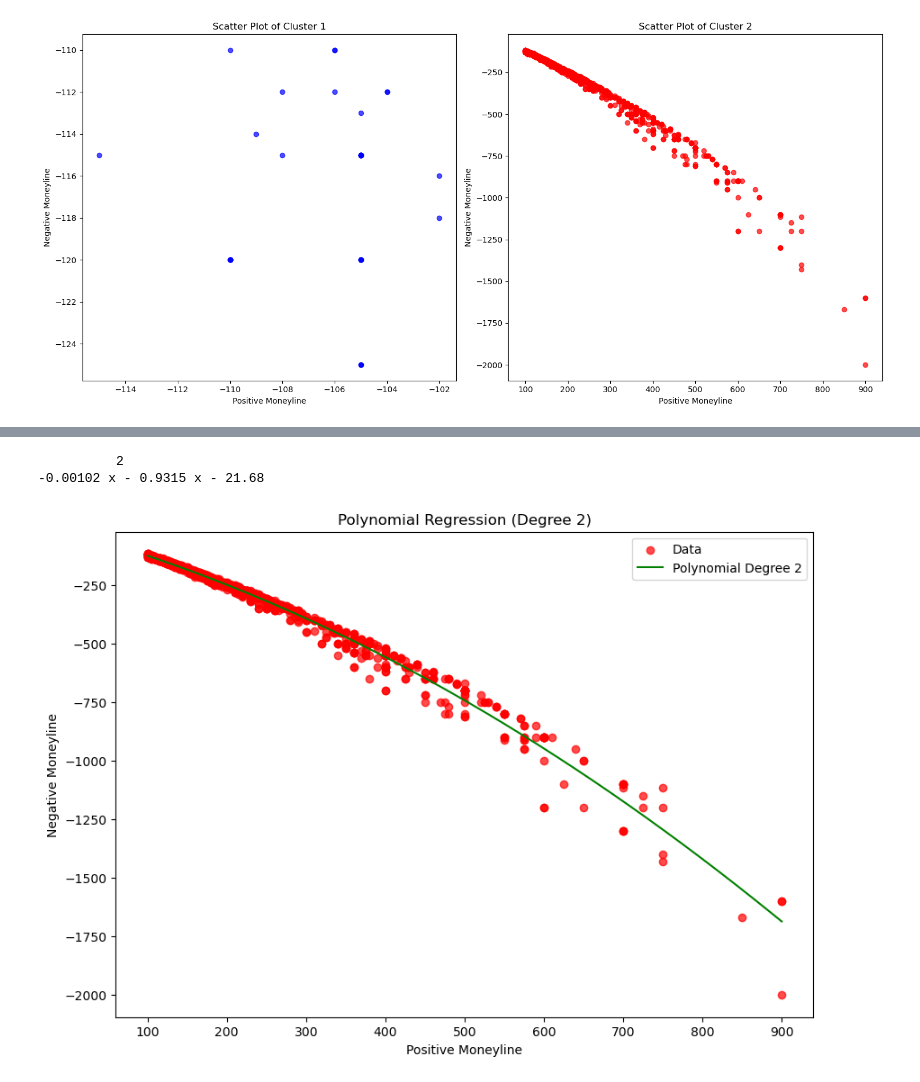
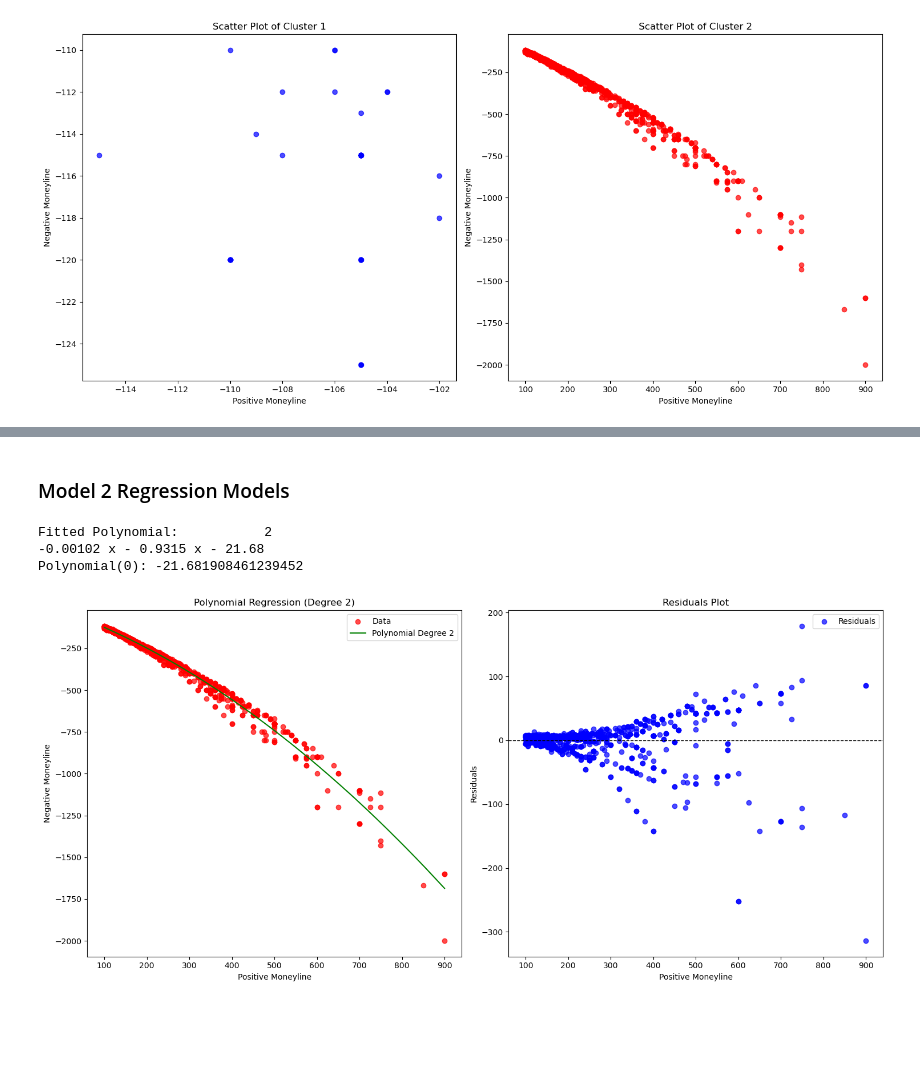
Before and after one commit to jakebirnbach/MoneyLineGANs, a Jupyter notebook: ML Models/stat_model.ipynb, the cells around one changed output, grey strips where cells are left out. Saved outputs shown, nothing was run; the diff lists cells and outputs as text; code cells hidden in the pictures; blank space fills up the shorter version.

Commit message:
added gamma MLE stuff and started working on regression stuff

```diff
--- a/ML Models/stat_model.ipynb
+++ b/ML Models/stat_model.ipynb
@@ -150,8 +235,7 @@ m1.plot_clusters()
 # %% [output]
 [figure]
 # %%
-data = rng.multivariate_normal(m1.c1_params['mu'], m1.c1_params['sigma'], size=1000)
-
+data = m1.generate_c1()
 plt.figure(figsize=(10, 7))
 plt.scatter(data[:, 0], data[:, 1], color='blue', alpha=0.7)
 plt.title("Cluster 1 Generated")
@@ -163,38 +333,62 @@ plt.show()
+# %% [markdown]
+### Model 2 Regression Models
 # %%
-def plot_polynomial_regression(data, degree):
+import numpy as np
+import matplotlib.pyplot as plt
+
+def plot_polynomial_regression_with_residuals(data, degree):
     """
-    Fits and plots a polynomial regression for the given data.
+    Fits a polynomial regression for the given data and plots both the fitted curve and the residuals.
 
     Parameters:
         data (np.ndarray): A 2D array where the first column is X and the second is y.
         degree (int): Degree of the polynomial to fit.
     """
     # Separate the independent (X) and dependent (y) variables
     X = data[:, 0]
     y = data[:, 1]
 
     # Fit a polynomial of the given degree
     coefficients = np.polyfit(X, y, degree)
     polynomial = np.poly1d(coefficients)
-    print(polynomial)
+    print("Fitted Polynomial:", polynomial)
+    print("Polynomial(0):", polynomial(0))
 
     # Generate values for plotting the polynomial curve
     X_line = np.linspace(X.min(), X.max(), 500)
     y_line = polynomial(X_line)
 
-    # Plot the original data and the fitted polynomial
-    plt.figure(figsize=(10, 7))
-    plt.scatter(X, y, color='red', alpha=0.7, label='Data')
-    plt.plot(X_line, y_line, color='green', label=f'Polynomial Degree {degree}')
-    plt.title(f"Polynomial Regression (Degree {degree})")
-    plt.xlabel("Positive Moneyline")
-    plt.ylabel("Negative Moneyline")
-    plt.legend()
+    # Compute predictions for the original X values and calculate residuals
+    y_pred = polynomial(X)
+    residuals = y - y_pred
+
+    # Create a figure with 2 subplots side by side
+    fig, (ax1, ax2) = plt.subplots(1, 2, figsize=(15, 7))
+
+    # Left plot: Original data with the fitted polynomial curve
+    ax1.scatter(X, y, color='red', alpha=0.7, label='Data')
+    ax1.plot(X_line, y_line, color='green', label=f'Polynomial Degree {degree}')
+    ax1.set_title(f"Polynomial Regression (Degree {degree})")
+    ax1.set_xlabel("Positive Moneyline")
+    ax1.set_ylabel("Negative Moneyline")
+    ax1.legend()
+
+    # Right plot: Residuals
+    ax2.scatter(X, residuals, color='blue', alpha=0.7, label='Residuals')
+    ax2.axhline(0, color='black', linewidth=1, linestyle='--')
+    ax2.set_title("Residuals Plot")
+    ax2.set_xlabel("Positive Moneyline")
+    ax2.set_ylabel("Residuals")
+    ax2.legend()
+
+    plt.tight_layout()
     plt.show()
 
-# Fit and plot for a polynomial of degree 2 (quadratic)
-plot_polynomial_regression(m1.c2_data, degree=2)
+# Example usage:
+# Assuming m1.c2_data is your data array
+plot_polynomial_regression_with_residuals(m1.c2_data, degree=2)
 # %% [output]
-          2
+Fitted Polynomial:           2
 -0.00102 x - 0.9315 x - 21.68
+Polynomial(0): -21.681908461239452
-[figure, old version]
+[figure, new version]
```
Also changed, not shown: parts of 9 cells of this notebook.
